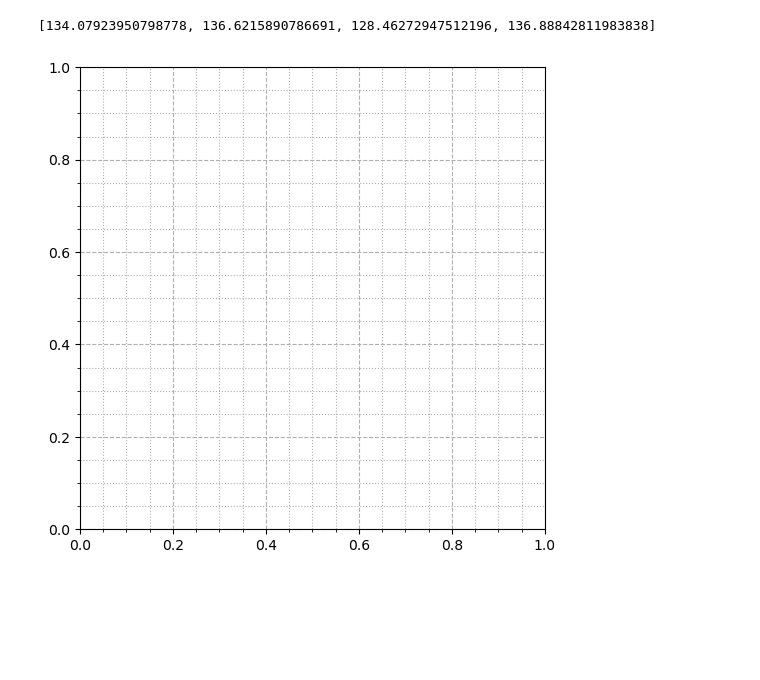
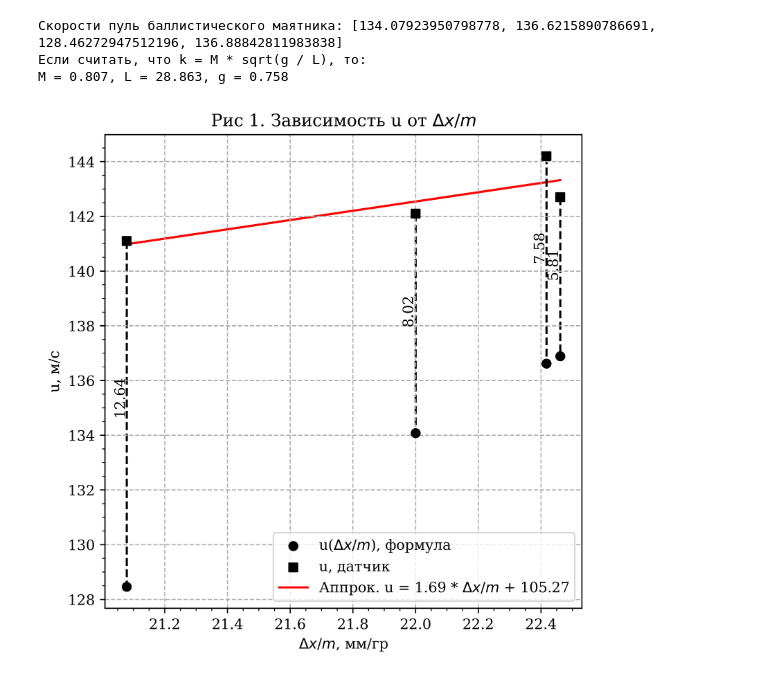
Before and after one commit to alxlnx/labs, a Jupyter notebook: 1.2.1/main.ipynb, the cells around one changed output. Drawn from its saved outputs; the diff is of its cells as text; code cells hidden in the pictures; blank space fills up the shorter version.

Commit message:
Add graphs to 1.2.1

```diff
--- a/1.2.1/main.ipynb
+++ b/1.2.1/main.ipynb
@@ -5,25 +6,54 @@ import numpy as np
-# %%
-fig, ax = plt.subplots(figsize=(6,6))
-
-ax.grid(which='major', linestyle='--')
-ax.grid(which='minor', linestyle=':')
-ax.minorticks_on()
-
-g = 9.815
-L = 223 / 1e2
-M = 2905 / 1e3
-def u(mass, delta_x):
-    mass /= 1e3
-    delta_x /= 1e3
-    return (M / mass) * delta_x * np.sqrt(g / L)
-
-masses =   [0.500, 0.513, 0.510, 0.512]
-delta_xs = [11, 11.5, 10.75, 11.5]
-us = []
-for mass, delta_x in zip(masses, delta_xs):
-    current_u = u(mass, delta_x)
-    us.append(current_u)
-print(us)
-# %% [output]
-[134.07923950798778, 136.6215890786691, 128.46272947512196, 136.88842811983838]
-[figure, removed]
+# %%
+fig, ax = plt.subplots(figsize=(6,6), dpi=700)
+
+ax.grid(which='major', linestyle='--')
+rcParams['font.family'] = 'DejaVu Serif'
+ax.minorticks_on()
+
+g = 9.815
+L = 223 / 1e2
+M = 2905 / 1e3
+def u(mass, delta_x):
+    mass /= 1e3
+    delta_x /= 1e3
+    return (M / mass) * delta_x * np.sqrt(g / L)
+
+masses =   [0.500, 0.513, 0.510, 0.512]
+delta_xs = [11, 11.5, 10.75, 11.5]
+us = [ u(mass, delta_x) for mass, delta_x in zip(masses, delta_xs) ]
+
+print(f'Скорости пуль баллистического маятника: {us}')
+
+ax.set_title('Рис 1. Зависимость u от $\Delta x / m$')
+ax.set_xlabel('$\Delta x / m$, мм/гр')
+ax.set_ylabel('u, м/с')
+
+Y_formula = np.array(us)
+Y_sensor  = np.array( [142.1, 144.2, 141.1, 142.7] )
+X = np.array([delta_x / m for delta_x, m in zip(delta_xs, masses)])
+
+ax.scatter(X, Y_formula, zorder=2, color='k', label='u($\Delta x / m$), формула')
+ax.scatter(X, Y_sensor, zorder=2, color='k', marker='s', label='u, датчик')
+(k, b) = np.polyfit(X, Y_sensor, 1)
+ax.plot(X, k * X + b, color='r', zorder=1, label=f'Аппрок. u = {k:.2f} * $\Delta x / m$ + {b:.2f}')
+
+ax.plot((X,X),(Y_sensor, Y_formula), c='black', linestyle='--', zorder=1)
+
+for i in range(len(X)):
+    Y_i = (Y_sensor[i] + Y_formula[i]) / 2
+    X_i = X[i] - 0.045
+    diff_i = Y_sensor[i] - Y_formula[i]
+    ax.text(X_i, Y_i, f'{diff_i:.2f}', color='k', rotation=90)
+
+ax.legend(loc='lower right')
+
+M_sus = k * np.sqrt(L / g)
+L_sus = np.square(M) * g / np.square(k)
+g_sus = L * np.square(k) / np.square(M)
+print('Если считать, что k = M * sqrt(g / L), то:')
+print(f'M = {M_sus:.3f}, L = {L_sus:.3f}, g = {g_sus:.3f}')
+# %% [output]
+Скорости пуль баллистического маятника: [134.07923950798778, 136.6215890786691, 128.46272947512196, 136.88842811983838]
+Если считать, что k = M * sqrt(g / L), то:
+M = 0.807, L = 28.863, g = 0.758
+[figure, added]
```
Also changed, not shown: parts of 2 cells of this notebook.
